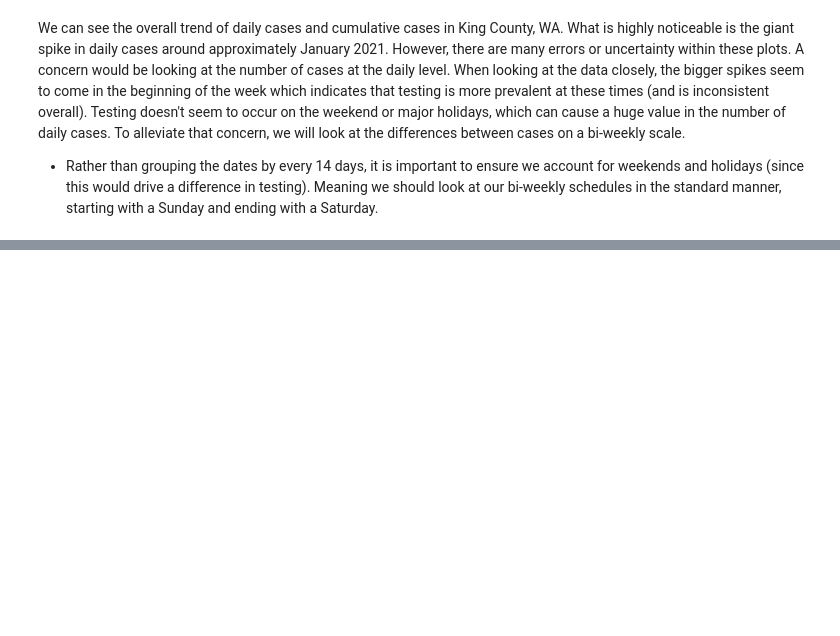
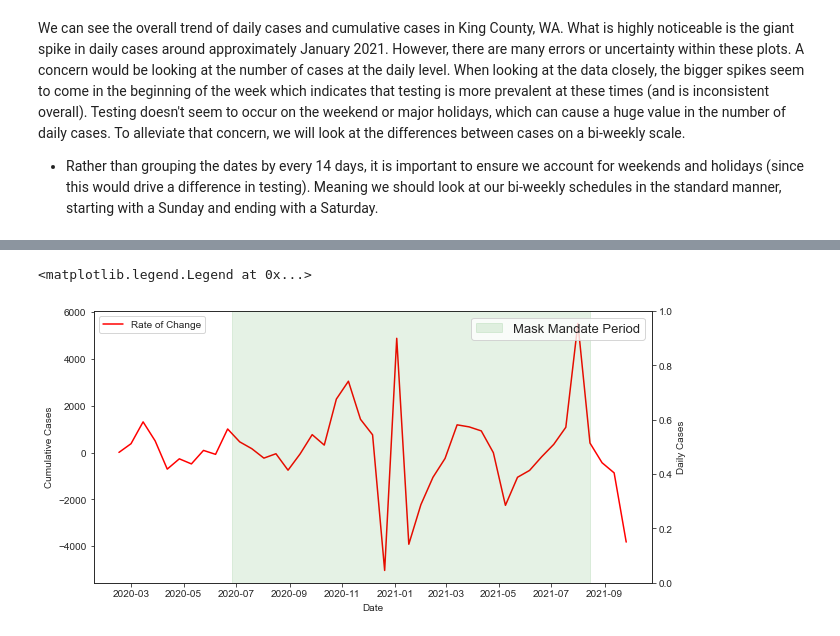
Before and after one commit to reginamaee/data-512-project, a Jupyter notebook: Project.ipynb, the cells around one changed output, grey strips where cells are left out. Drawn from its saved outputs; the diff is of its cells as text; code cells hidden in the pictures; blank space fills up the shorter version.

```diff
--- a/Project.ipynb
+++ b/Project.ipynb
@@ -362,0 +358,19 @@ kc_cases
+# %%
+# plot rate of change
+kc_cases['rate_of_change'] = kc_cases['tol'].diff()
+kc_cases_bi_weekly['rate_of_change_test'] = kc_cases_bi_weekly['daily_cases'].diff()
+# %%
+fig, ax1 = plt.subplots(figsize=(10,5))
+ax2 = ax1.twinx()
+sns.set_style('ticks')
+sns.lineplot(x="new_date_format", y="rate_of_change", data = kc_cases_bi_weekly, ax=ax1, color='red', label='Rate of Change')
+#sns.lineplot(x="new_date_format", y="daily_cases", data = kc_cases, ax=ax2, label='Daily Reported Cases')
+#sns.lineplot(x="new_date_format", y="average_number_of_cases", data=kc_cases_bi_weekly, ax=ax2, label="Bi-Weekly Average")
+plt.axvspan(min(kc_mask_mandates['new_date_format']), max(kc_mask_mandates['new_date_format']), color='green', alpha=0.1, label='Mask Mandate Period')
+ax1.set_xlabel('Date')
+ax1.set_ylabel('Cumulative Cases')
+ax2.set_ylabel('Daily Cases')
+plt.legend(fontsize=13)
+# %% [output]
+<matplotlib.legend.Legend at 0x...>
+[figure, added]
```
Also changed, not shown: parts of 26 cells of this notebook, 1 other file.
